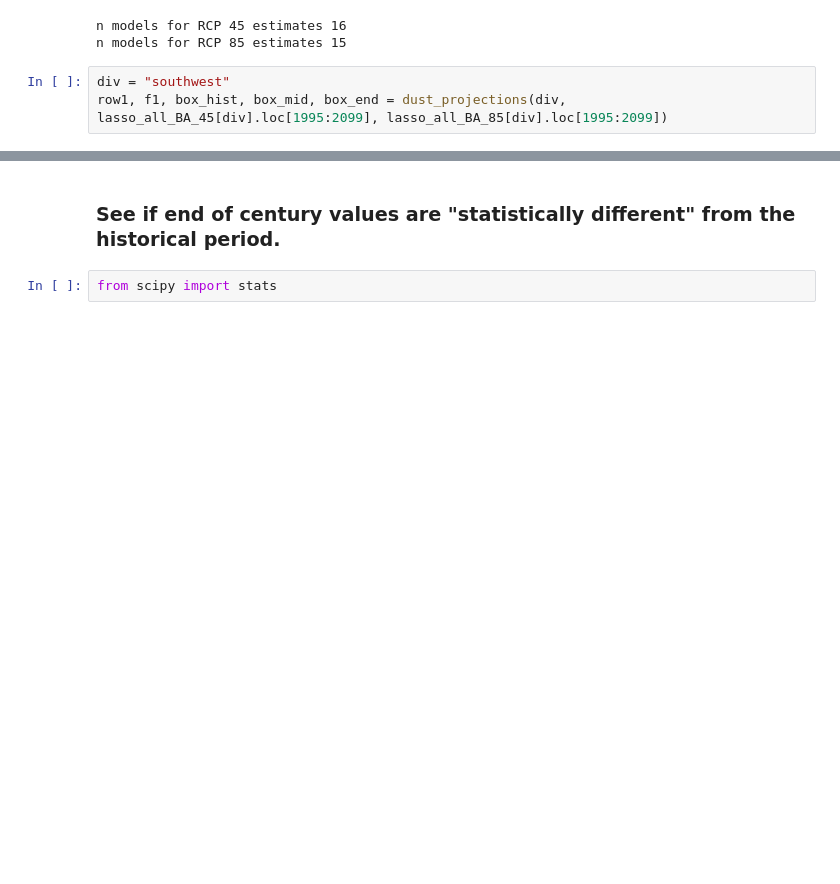
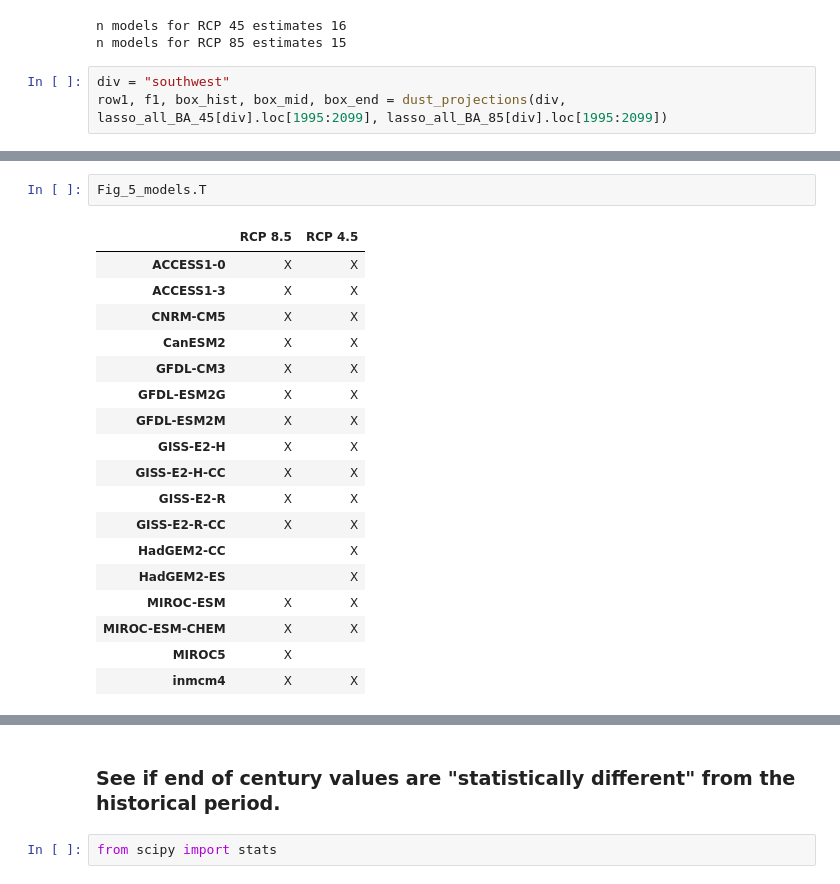
Before and after one commit to stevenjoelbrey/metSpread, a Jupyter notebook: Python/Dust_analysis_post_review_latest.ipynb, the cells around one changed output, grey strips where cells are left out. Saved outputs shown, nothing was run; the diff lists cells and outputs as text; blank space fills up the shorter version.

```diff
--- a/Python/Dust_analysis.ipynb
+++ b/Python/Dust_analysis_post_review_latest.ipynb
@@ -967,0 +1009,21 @@ row1, f1, box_hist, box_mid, box_end = dust_projections(div, lasso_all_BA_45[div
+# %%
+Fig_5_models.T
+# %% [output]
+|  | RCP 8.5 | RCP 4.5 |
+| ACCESS1-0 | X | X |
+| ACCESS1-3 | X | X |
+| CNRM-CM5 | X | X |
+| CanESM2 | X | X |
+| GFDL-CM3 | X | X |
+| GFDL-ESM2G | X | X |
+| GFDL-ESM2M | X | X |
+| GISS-E2-H | X | X |
+| GISS-E2-H-CC | X | X |
+| GISS-E2-R | X | X |
+| GISS-E2-R-CC | X | X |
+| HadGEM2-CC |  | X |
+| HadGEM2-ES |  | X |
+| MIROC-ESM | X | X |
+| MIROC-ESM-CHEM | X | X |
+| MIROC5 | X |  |
+| inmcm4 | X | X |
```
Also changed, not shown: parts of 5 cells of this notebook, 5 other files.
